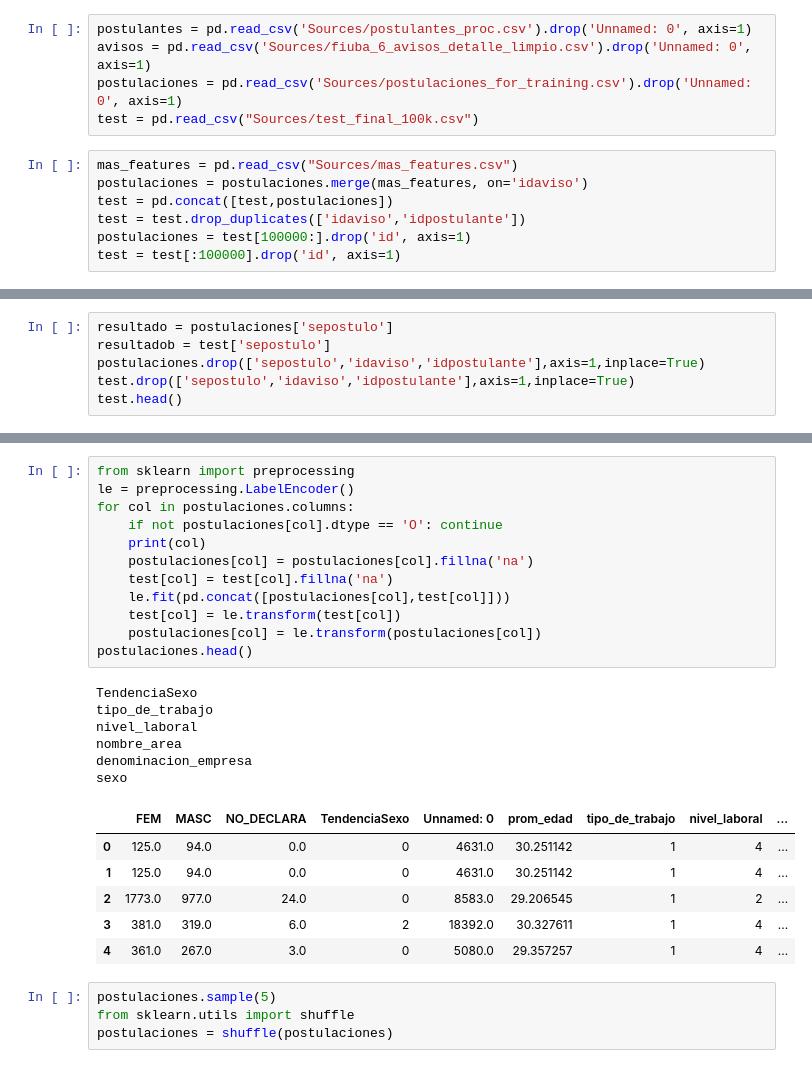
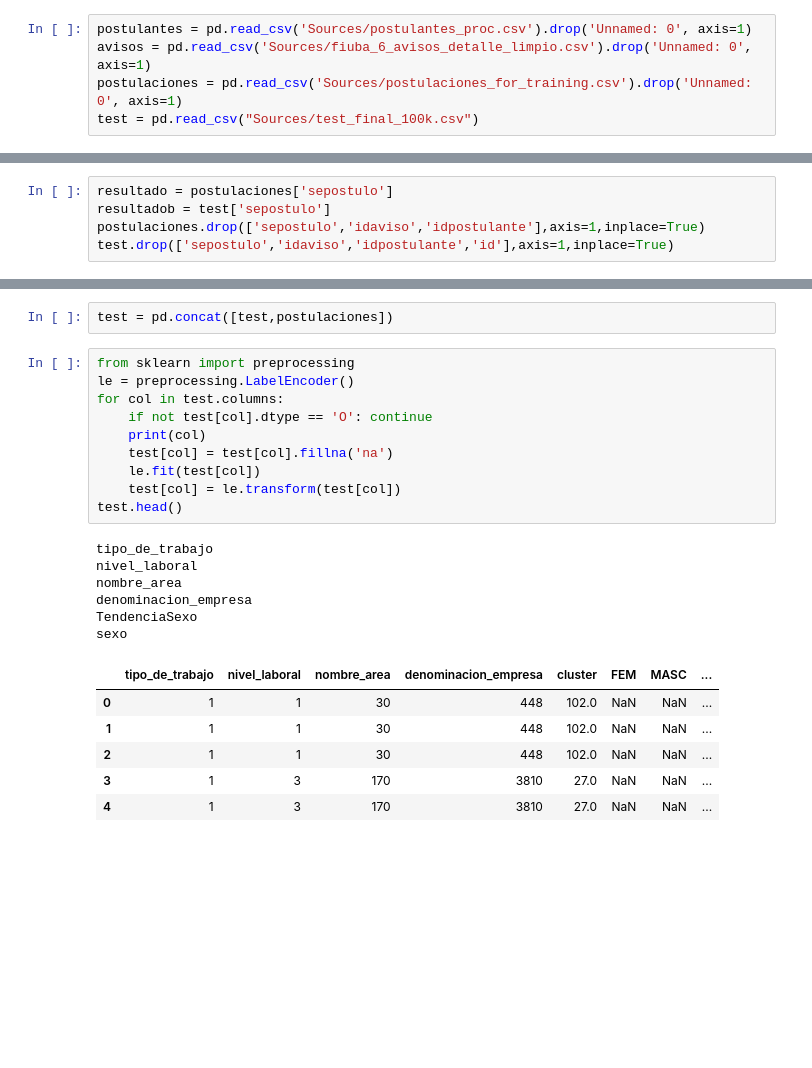
Before and after one commit to fcavazzoli/DatosTP, a Jupyter notebook: RandomForest.ipynb, the cells around one changed output, grey strips where cells are left out. Saved outputs shown, nothing was run; the diff lists cells and outputs as text; blank space fills up the shorter version.

```diff
--- a/RandomForest.ipynb
+++ b/RandomForest.ipynb
@@ -10,13 +10,6 @@ postulantes = pd.read_csv('Sources/postulantes_proc.csv').drop('Unnamed: 0', axi
 avisos = pd.read_csv('Sources/fiuba_6_avisos_detalle_limpio.csv').drop('Unnamed: 0', axis=1)
 postulaciones = pd.read_csv('Sources/postulaciones_for_training.csv').drop('Unnamed: 0', axis=1)
 test = pd.read_csv("Sources/test_final_100k.csv")
-# %%
-mas_features = pd.read_csv("Sources/mas_features.csv")
-postulaciones = postulaciones.merge(mas_features, on='idaviso')
-test = pd.concat([test,postulaciones])
-test = test.drop_duplicates(['idaviso','idpostulante'])
-postulaciones = test[100000:].drop('id', axis=1)
-test = test[:100000].drop('id', axis=1)
 # %%
 postulaciones = postulaciones.merge(avisos, on='idaviso')
 postulaciones = postulaciones.merge(postulantes, on='idpostulante')
@@ -71,5 +42,4 @@ fechasRDD = None
 resultado = postulaciones['sepostulo']
 resultadob = test['sepostulo']
 postulaciones.drop(['sepostulo','idaviso','idpostulante'],axis=1,inplace=True)
-test.drop(['sepostulo','idaviso','idpostulante'],axis=1,inplace=True)
-test.head()
+test.drop(['sepostulo','idaviso','idpostulante','id'],axis=1,inplace=True)
@@ -83,29 +64,25 @@ test.head()
+# %%
+test = pd.concat([test,postulaciones])
 # %%
 from sklearn import preprocessing
 le = preprocessing.LabelEncoder()
-for col in postulaciones.columns:
-    if not postulaciones[col].dtype == 'O': continue
+for col in test.columns:
+    if not test[col].dtype == 'O': continue
     print(col)
-    postulaciones[col] = postulaciones[col].fillna('na')
     test[col] = test[col].fillna('na')
-    le.fit(pd.concat([postulaciones[col],test[col]]))
+    le.fit(test[col])
     test[col] = le.transform(test[col])
-    postulaciones[col] = le.transform(postulaciones[col])
-postulaciones.head()
+test.head()
 # %% [output]
-TendenciaSexo
 tipo_de_trabajo
 nivel_laboral
 nombre_area
 denominacion_empresa
+TendenciaSexo
 sexo
-|  | FEM | MASC | NO_DECLARA | TendenciaSexo | Unnamed: 0 | prom_edad | tipo_de_trabajo | nivel_laboral | ... |
-| 0 | 125.0 | 94.0 | 0.0 | 0 | 4631.0 | 30.251142 | 1 | 4 | ... |
-| 1 | 125.0 | 94.0 | 0.0 | 0 | 4631.0 | 30.251142 | 1 | 4 | ... |
-| 2 | 1773.0 | 977.0 | 24.0 | 0 | 8583.0 | 29.206545 | 1 | 2 | ... |
-| 3 | 381.0 | 319.0 | 6.0 | 2 | 18392.0 | 30.327611 | 1 | 4 | ... |
-| 4 | 361.0 | 267.0 | 3.0 | 0 | 5080.0 | 29.357257 | 1 | 4 | ... |
+|  | tipo_de_trabajo | nivel_laboral | nombre_area | denominacion_empresa | cluster | FEM | MASC | ... |
+| 0 | 1 | 1 | 30 | 448 | 102.0 | NaN | NaN | ... |
+| 1 | 1 | 1 | 30 | 448 | 102.0 | NaN | NaN | ... |
+| 2 | 1 | 1 | 30 | 448 | 102.0 | NaN | NaN | ... |
+| 3 | 1 | 3 | 170 | 3810 | 27.0 | NaN | NaN | ... |
+| 4 | 1 | 3 | 170 | 3810 | 27.0 | NaN | NaN | ... |
-# %%
-postulaciones.sample(5)
-from sklearn.utils import shuffle
-postulaciones = shuffle(postulaciones)
```
Also changed, not shown: parts of 25 cells of this notebook, 2 other files.
